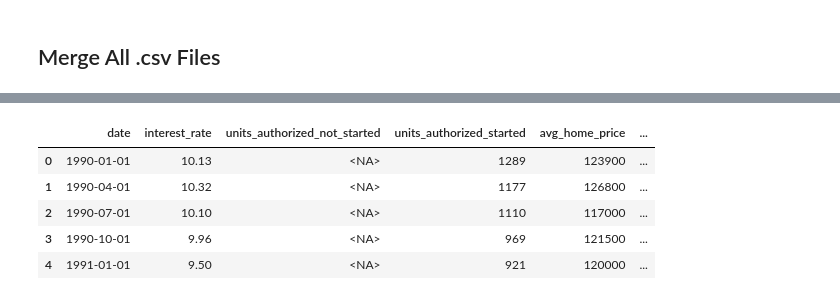
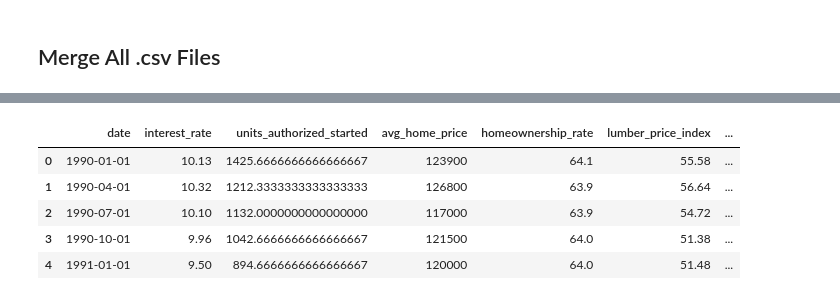
Before and after one commit to chaenii989/What_is_Affecting_US_Housing_Market, a Jupyter notebook: main.ipynb, the cells around one changed output, grey strips where cells are left out. Cells and saved outputs as stored; diff of their text form; code cells hidden in the pictures.

```diff
--- a/main.ipynb
+++ b/main.ipynb
@@ -98,11 +99,12 @@ authorized_not_started_df.head()
 # %%
-# Clean housing authorized, started DataFrame
+# Clean average home price DataFrame
 # Check data types
-authorized_started_df.dtypes
+average_home_price_df.dtypes
+average_home_price_df= average_home_price_df.loc[(average_home_price_df["DATE"] >= "1990-01-01")]
 # Change column names
-authorized_started_df = authorized_started_df.rename(columns={"HOUST":"units_authorized_started","DATE":"date"})
+average_home_price_df = average_home_price_df.rename(columns={"MSPUS":"avg_home_price","DATE":"date"})
 # Check for any null values in entire DF
-authorized_started_df.isnull().values.any()
+average_home_price_df.isnull().values.any()
 
-authorized_started_df.head()
+average_home_price_df.head()
 # %% [output]
@@ -245,6 +230,8 @@ under_construction_df.dtypes
 under_construction_df = under_construction_df.rename(columns={"UNDCONTSA":"under_construction","DATE":"date"})
 # Check for any null values in entire DF
 under_construction_df.isnull().values.any()
+under_construction_df.drop(under_construction_df.index[(under_construction_df["date"] == "2021-07-01")],axis=0,inplace=True)
+
 
 under_construction_df.head()
 # %% [output]
@@ -262,6 +249,8 @@ units_completed_df.dtypes
 units_completed_df = units_completed_df.rename(columns={"COMPUTSA":"units_completed","DATE":"date"})
 # Check for any null values in entire DF
 units_completed_df.isnull().values.any()
+units_completed_df.drop(units_completed_df.index[(units_completed_df["date"] == "2021-07-01")],axis=0,inplace=True)
+
 
 units_completed_df.head()
 # %% [output]
@@ -275,8 +264,7 @@ units_completed_df.head()
 ## Merge All .csv Files
 # %%
 dfs_to_merge = [interest_rate_df,
-               authorized_not_started_df,
-               authorized_started_df,
+                authorized_started_df,
                average_home_price_df,
                homeownership_rate_df,
                lumber_price_index_df,
@@ -300,24 +288,19 @@ housing_combined_df.head()
 # %%
 # Check data types
 housing_combined_df.dtypes
 # Convert object to date
 housing_combined_df["date"] = pd.to_datetime(housing_combined_df["date"]).dt.normalize()
 # Convert objects to integer
-housing_combined_df["units_authorized_not_started"] = housing_combined_df["units_authorized_not_started"].astype(pd.Int32Dtype())
-housing_combined_df["units_authorized_started"] = housing_combined_df["units_authorized_started"].astype(pd.Int32Dtype())
 housing_combined_df["avg_home_price"] = housing_combined_df["avg_home_price"].astype(pd.Int32Dtype())
-housing_combined_df["new_housing_permits"] = housing_combined_df["new_housing_permits"].astype(pd.Int32Dtype())
-housing_combined_df["under_construction"] = housing_combined_df["under_construction"].astype(pd.Int32Dtype())
-housing_combined_df["units_completed"] = housing_combined_df["units_completed"].astype(pd.Int32Dtype())
 housing_combined_df.dtypes
 housing_combined_df.head()
 # %% [output]
-|  | date | interest_rate | units_authorized_not_started | units_authorized_started | avg_home_price | ... |
-| 0 | 1990-01-01 | 10.13 | <NA> | 1289 | 123900 | ... |
-| 1 | 1990-04-01 | 10.32 | <NA> | 1177 | 126800 | ... |
-| 2 | 1990-07-01 | 10.10 | <NA> | 1110 | 117000 | ... |
-| 3 | 1990-10-01 | 9.96 | <NA> | 969 | 121500 | ... |
-| 4 | 1991-01-01 | 9.50 | <NA> | 921 | 120000 | ... |
+|  | date | interest_rate | units_authorized_started | avg_home_price | homeownership_rate | lumber_price_index | ... |
+| 0 | 1990-01-01 | 10.13 | 1425.6666666666666667 | 123900 | 64.1 | 55.58 | ... |
+| 1 | 1990-04-01 | 10.32 | 1212.3333333333333333 | 126800 | 63.9 | 56.64 | ... |
+| 2 | 1990-07-01 | 10.10 | 1132.0000000000000000 | 117000 | 63.9 | 54.72 | ... |
+| 3 | 1990-10-01 | 9.96 | 1042.6666666666666667 | 121500 | 64.0 | 51.38 | ... |
+| 4 | 1991-01-01 | 9.50 | 894.6666666666666667 | 120000 | 64.0 | 51.48 | ... |
 # %%
 # Sort by date
 housing_combined_df = housing_combined_df.sort_values(by="date", ascending=True)
```
Also changed, not shown: parts of 14 cells of this notebook, 24 other files.
